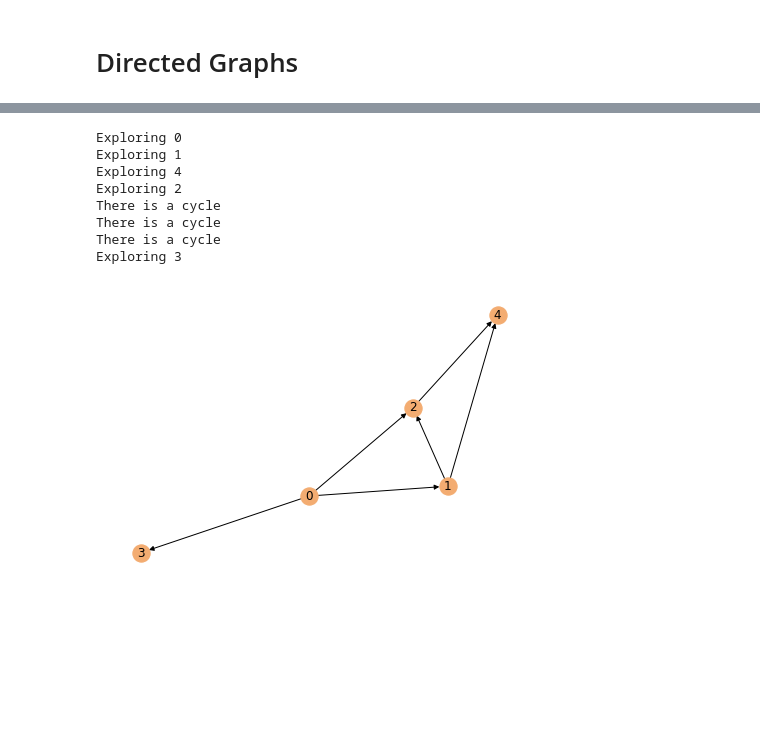
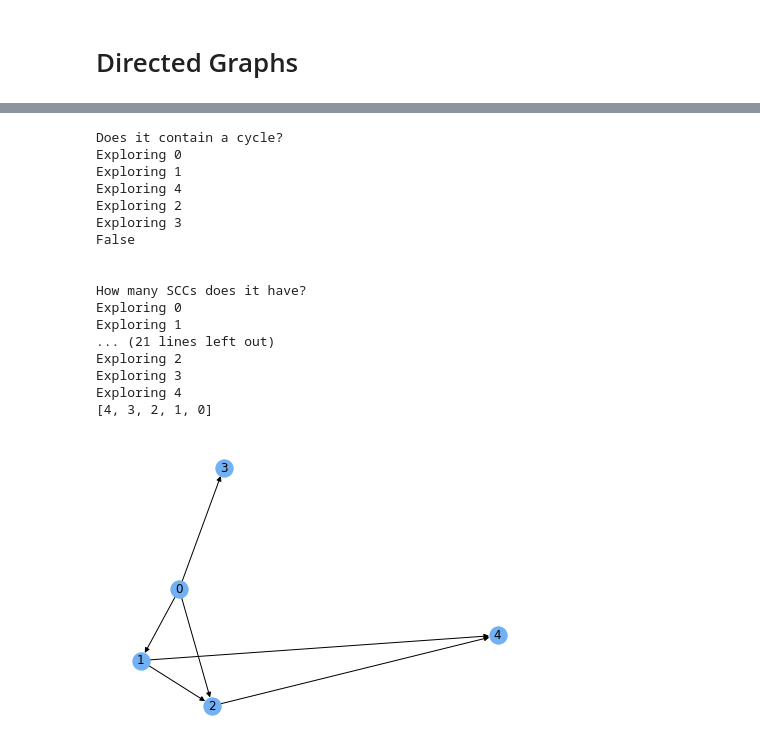
Before and after one commit to amujica/Graphs-Algorithms, a Jupyter notebook: Graphs.ipynb, the cells around one changed output, grey strips where cells are left out. Saved outputs shown, nothing was run; the diff lists cells and outputs as text; code cells hidden in the pictures; blank space fills up the shorter version.

```diff
--- a/Graphs.ipynb
+++ b/Graphs.ipynb
@@ -36,7 +40,7 @@ class Undirected_Graph:
     def DFS(self, v):
 
         # Mark all the vertices as not visited
-        visited = [False] * (len(self.graph))
+        visited = [False] * (self.V)
 
         # Call the recursive helper function
         # to print DFS traversal
@@ -50,16 +54,16 @@ class Undirected_Graph:
         plt.draw()
 
     def path_exists(self,u,v):
-        visited = [False] * (len(self.graph))
+        visited = [False] * (self.V)
         self.DFSUtil(u, visited)
         if visited[v]:
-            return 1
-        return 0
+            return True
+        return False
 
     def get_connected_components(self):
-        visited = [False] * (len(self.graph))
+        visited = [False] * (self.V)
         ccomp = 0
-        for i in range(len(self.graph)):
+        for i in range(self.V):
             if visited[i]==False:
                 self.DFSUtil(i, visited)
                 ccomp+=1
@@ -303,27 +394,43 @@ Exploring 3
 # %%
 g = Directed_Graph(5)
 g.addEdge(0, 1)
 g.addEdge(0, 2)
 g.addEdge(0, 3)
 g.addEdge(1, 4)
 g.addEdge(1, 2)
 g.addEdge(2, 4)
-g.addEdge(2, 4)
 g.addEdge(3, None)
 g.addEdge(4, None)
 
 
 g.draw_graph()
 
+print("Does it contain a cycle?")
+print(g.contains_cycle())
+print("\n")
 
-g.contains_cycle()
+print("How many SCCs does it have?")
+print(g.get_SCC())
+print("\n")
+
+print("Ordered linearly:")
+print(g.topological_sort())
 # %% [output]
+Does it contain a cycle?
 Exploring 0
 Exploring 1
 Exploring 4
 Exploring 2
-There is a cycle
-There is a cycle
-There is a cycle
 Exploring 3
+False
+
+
+How many SCCs does it have?
+Exploring 0
+Exploring 1
+... (21 lines left out)
+Exploring 2
+Exploring 3
+Exploring 4
+[4, 3, 2, 1, 0]
-[figure, old version]
+[figure, new version]
```
Also changed, not shown: parts of 15 cells of this notebook.
